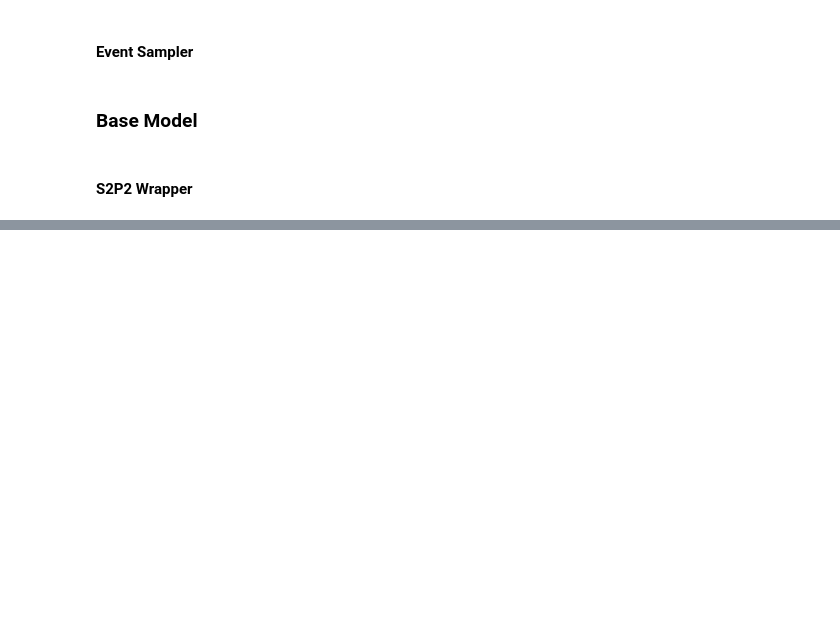
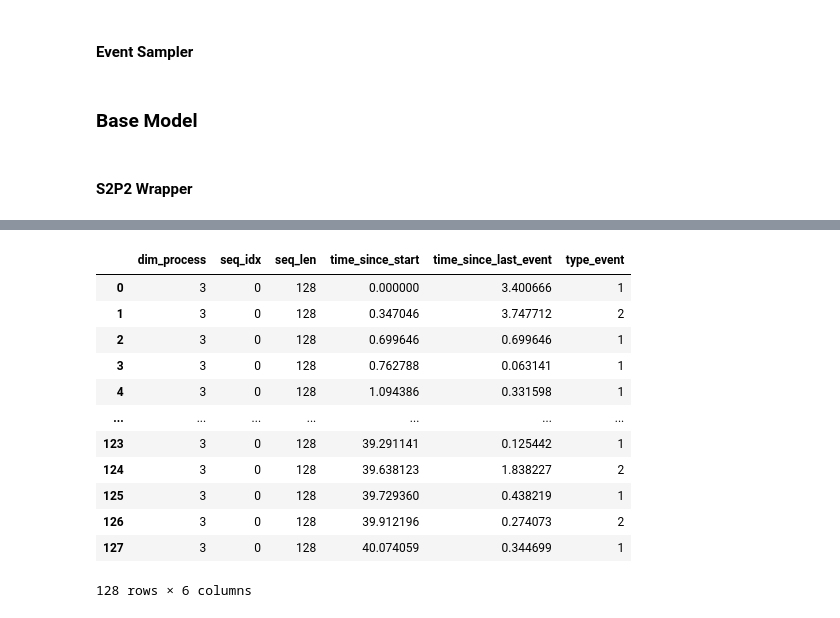
Before and after one commit to fmsiddi/S2P2, a Jupyter notebook: S2P2.ipynb, the cells around one changed output, grey strips where cells are left out. Cells and saved outputs as stored; diff of their text form; code cells hidden in the pictures; blank space fills up the shorter version.

```diff
--- a/S2P2.ipynb
+++ b/S2P2.ipynb
@@ -1215,0 +1404,16 @@ True
+# %%
+pd.DataFrame(formatted_data[0])
+# %% [output]
+|  | dim_process | seq_idx | seq_len | time_since_start | time_since_last_event | type_event |
+| 0 | 3 | 0 | 128 | 0.000000 | 3.400666 | 1 |
+| 1 | 3 | 0 | 128 | 0.347046 | 3.747712 | 2 |
+| 2 | 3 | 0 | 128 | 0.699646 | 0.699646 | 1 |
+| 3 | 3 | 0 | 128 | 0.762788 | 0.063141 | 1 |
+| 4 | 3 | 0 | 128 | 1.094386 | 0.331598 | 1 |
+| ... | ... | ... | ... | ... | ... | ... |
+| 123 | 3 | 0 | 128 | 39.291141 | 0.125442 | 1 |
+| 124 | 3 | 0 | 128 | 39.638123 | 1.838227 | 2 |
+| 125 | 3 | 0 | 128 | 39.729360 | 0.438219 | 1 |
+| 126 | 3 | 0 | 128 | 39.912196 | 0.274073 | 2 |
+| 127 | 3 | 0 | 128 | 40.074059 | 0.344699 | 1 |
+128 rows × 6 columns
```
Also changed, not shown: parts of 12 cells of this notebook.
